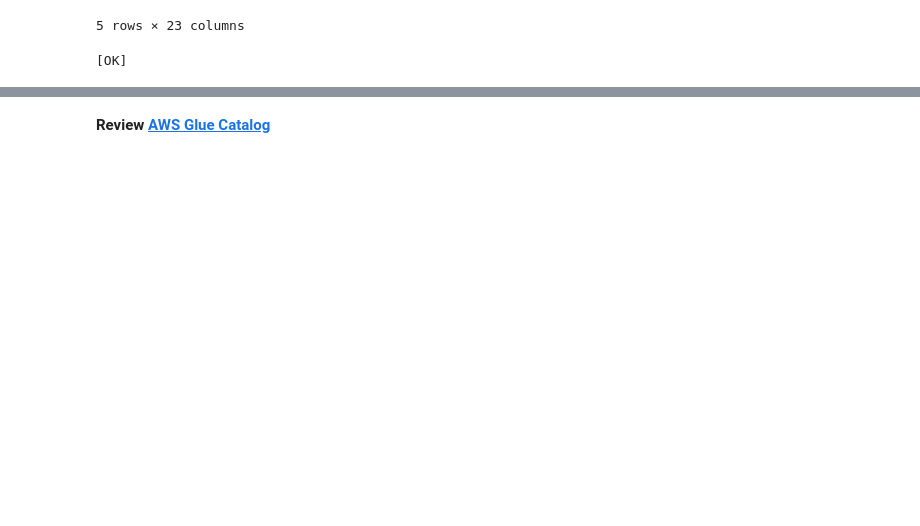
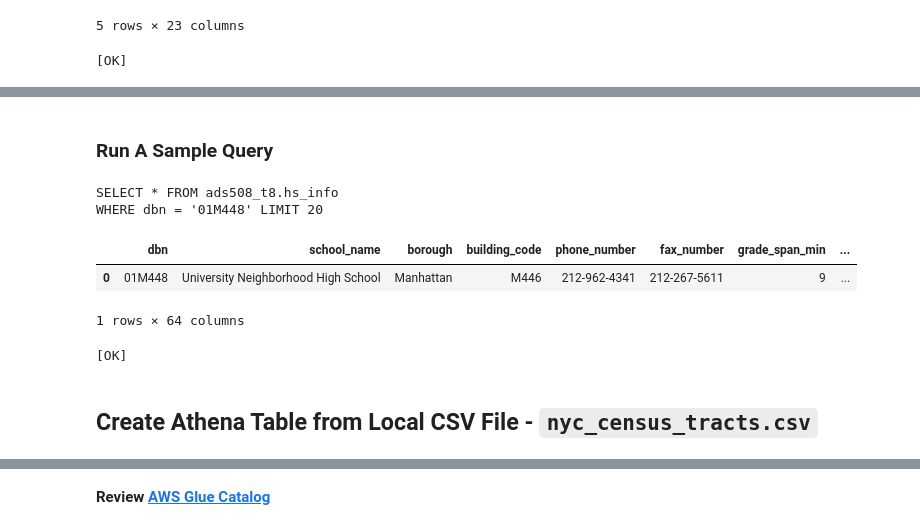
Before and after one commit to amcarr-ds/ML_modeling_using_AWS_proj, a Jupyter notebook: deliverables/00_S3_Setup_amc_v1.ipynb, the cells around one changed output, grey strips where cells are left out. Cells and saved outputs as stored; diff of their text form; code cells hidden in the pictures; blank space fills up the shorter version.

```diff
--- a/deliverables/00_S3_Setup_amc_v1.ipynb
+++ b/deliverables/00_S3_Setup_amc_v1.ipynb
@@ -265,0 +444,31 @@ else:
+# %% [markdown]
+### Run A Sample Query
+# %%
+hsi_dbn_id01 = "01M448"
+
+hsi_select_dbn_stmnt = f"""SELECT * FROM {database_name}.{hsi_tbl_name}
+WHERE dbn = '{hsi_dbn_id01}' LIMIT 20"""
+
+print(hsi_select_dbn_stmnt)
+# %% [output]
+SELECT * FROM ads508_t8.hs_info
+WHERE dbn = '01M448' LIMIT 20
+# %%
+hsi_df01_s01 = pd.read_sql(hsi_select_dbn_stmnt,
+                           conn)
+hsi_df01_s01.head(5)
+# %% [output]
+|  | dbn | school_name | borough | building_code | phone_number | fax_number | grade_span_min | ... |
+| 0 | 01M448 | University Neighborhood High School | Manhattan | M446 | 212-962-4341 | 212-267-5611 | 9 | ... |
+1 rows × 64 columns
+# %%
+if not hsi_df01_s01.empty:
+    print("[OK]")
+else:
+    print("++++++++++++++++++++++++++++++++++++++++++++++++++++++")
+    print("[ERROR] YOUR DATA HAS NOT BEEN REGISTERED WITH ATHENA. LOOK IN PREVIOUS CELLS TO FIND THE ISSUE.")
+    print("++++++++++++++++++++++++++++++++++++++++++++++++++++++")
+# %% [output]
+[OK]
+# %% [markdown]
+## Create Athena Table from Local CSV File - `nyc_census_tracts.csv`
```
Also changed, not shown: parts of 50 cells of this notebook, 2 other files.
